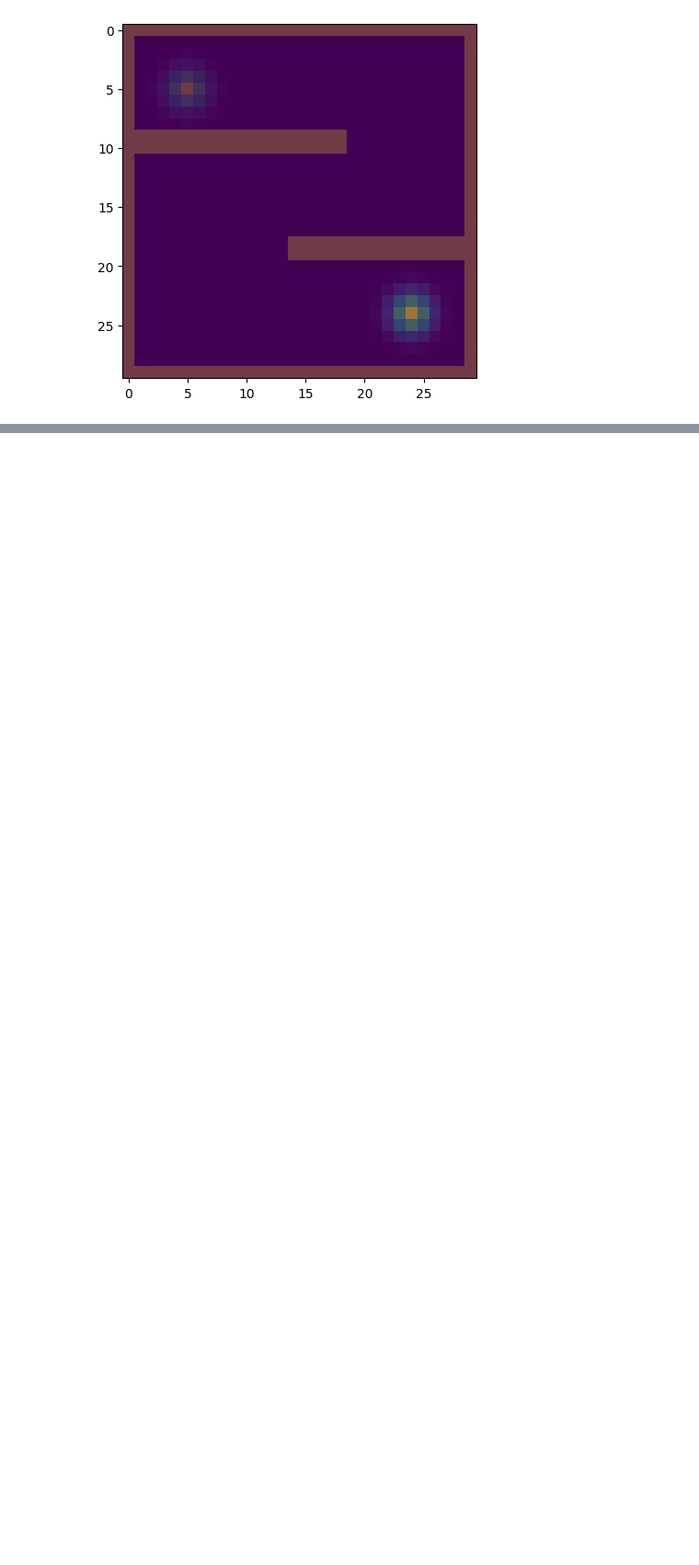
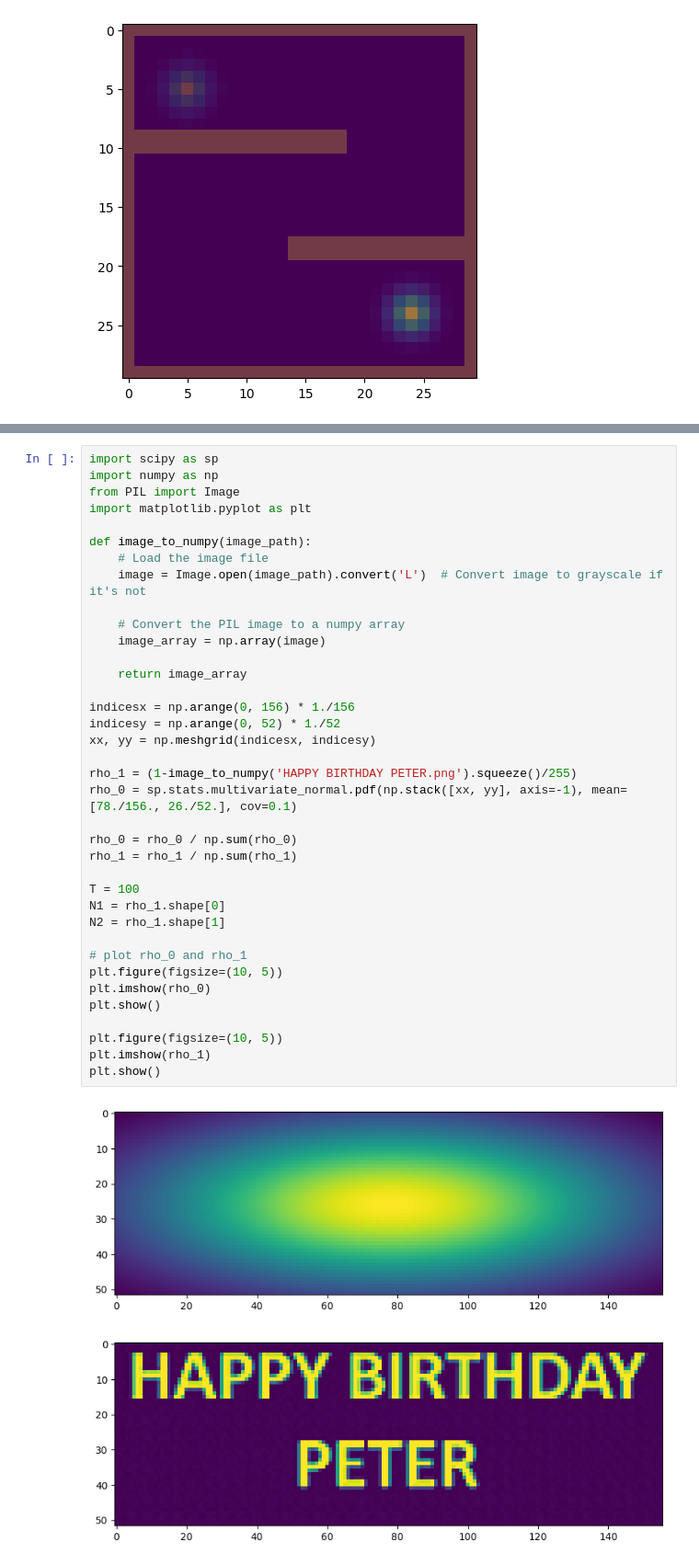
Before and after one commit to mao1756/pdot, a Jupyter notebook: exploratory/wfr_proximal_test.ipynb, the cells around one changed output, grey strips where cells are left out. Shown at 92% size. Drawn from its saved outputs; the diff is of its cells as text; blank space fills up the shorter version.

```diff
--- a/exploratory/wfr_proximal_test.ipynb
+++ b/exploratory/wfr_proximal_test.ipynb
@@ -498,0 +499,40 @@ interactive(children=(IntSlider(value=0, description='t', max=60), Output()), _d
+# %%
+import scipy as sp
+import numpy as np
+from PIL import Image
+import matplotlib.pyplot as plt
+
+def image_to_numpy(image_path):
+    # Load the image file
+    image = Image.open(image_path).convert('L')  # Convert image to grayscale if it's not
+
+    # Convert the PIL image to a numpy array
+    image_array = np.array(image)
+
+    return image_array
+
+indicesx = np.arange(0, 156) * 1./156
+indicesy = np.arange(0, 52) * 1./52
+xx, yy = np.meshgrid(indicesx, indicesy)
+
+rho_1 = (1-image_to_numpy('HAPPY BIRTHDAY PETER.png').squeeze()/255)
+rho_0 = sp.stats.multivariate_normal.pdf(np.stack([xx, yy], axis=-1), mean=[78./156., 26./52.], cov=0.1)
+
+rho_0 = rho_0 / np.sum(rho_0)
+rho_1 = rho_1 / np.sum(rho_1)
+
+T = 100
+N1 = rho_1.shape[0]
+N2 = rho_1.shape[1]
+
+# plot rho_0 and rho_1
+plt.figure(figsize=(10, 5))
+plt.imshow(rho_0)
+plt.show()
+
+plt.figure(figsize=(10, 5))
+plt.imshow(rho_1)
+plt.show()
+# %% [output]
+[figure, added]
+[figure, added]
```
Also changed, not shown: parts of 12 cells of this notebook, 1 other file.
